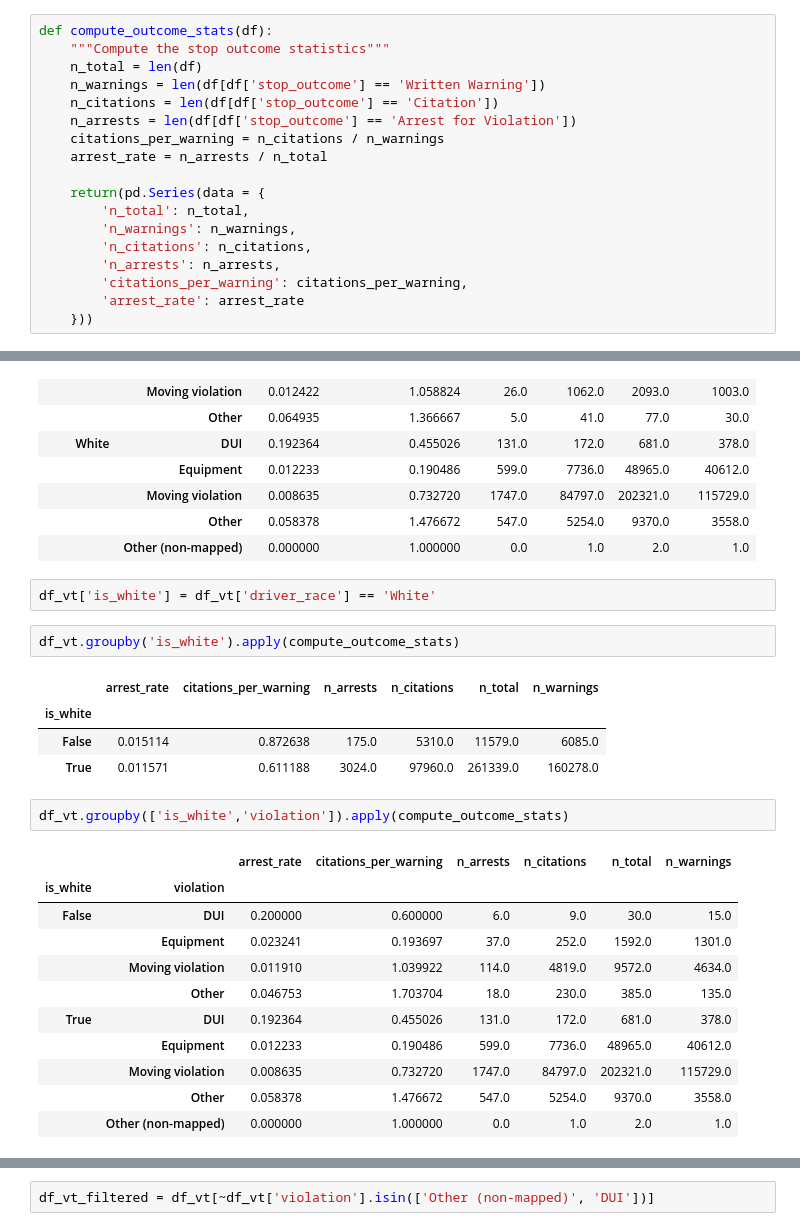
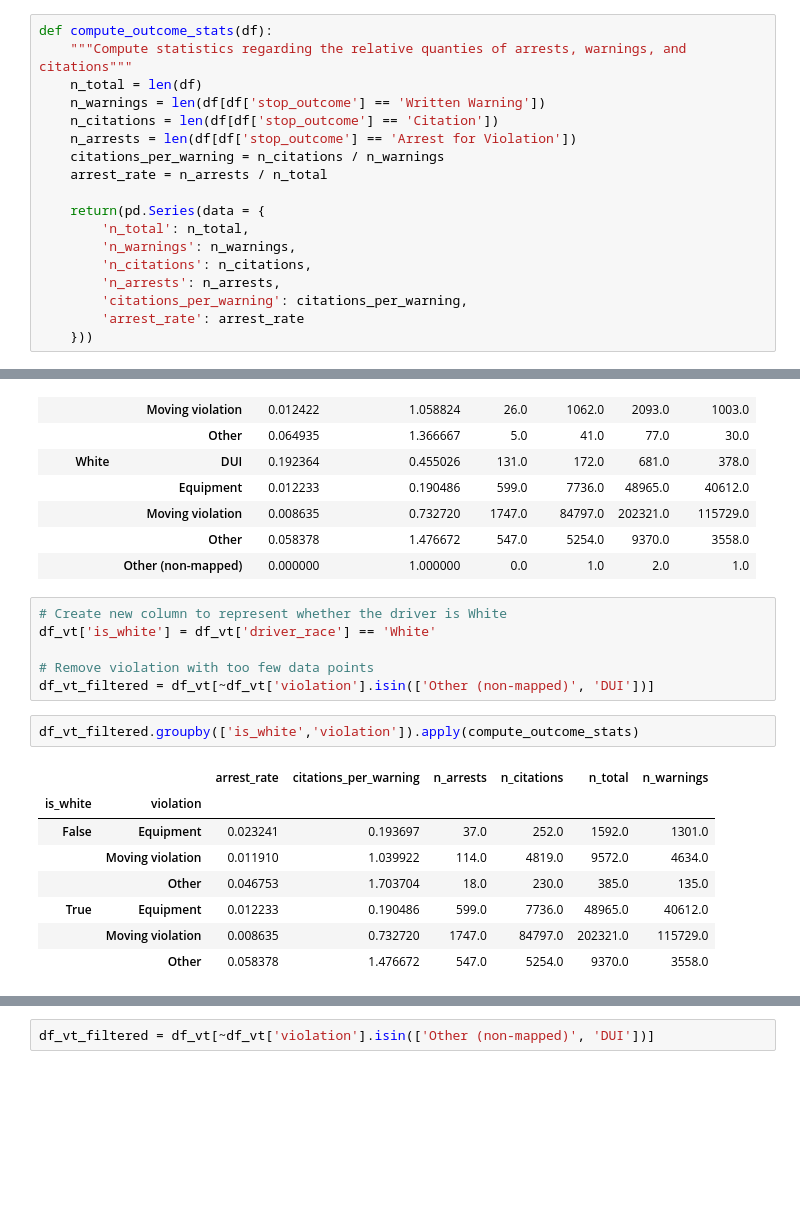
Before and after one commit to triestpa/Police-Analysis-Python, a Jupyter notebook: traffic_stop_analysis.ipynb, the cells around one changed output, grey strips where cells are left out. Saved outputs shown, nothing was run; the diff lists cells and outputs as text; blank space fills up the shorter version.

```diff
--- a/traffic_stop_analysis.ipynb
+++ b/traffic_stop_analysis.ipynb
@@ -173,7 +162,7 @@ fig.savefig('race_age_dist.png', bbox_inches='tight')
 # Analyze Violation and Outcome Data
 # %%
 def compute_outcome_stats(df):
-    """Compute the stop outcome statistics"""
+    """Compute statistics regarding the relative quanties of arrests, warnings, and citations"""
     n_total = len(df)
     n_warnings = len(df[df['stop_outcome'] == 'Written Warning'])
     n_citations = len(df[df['stop_outcome'] == 'Citation'])
@@ -227,26 +235,20 @@ df_vt.groupby(['driver_race','violation']).apply(compute_outcome_stats)
 |  | Moving violation | 0.008635 | 0.732720 | 1747.0 | 84797.0 | 202321.0 | 115729.0 |
 |  | Other | 0.058378 | 1.476672 | 547.0 | 5254.0 | 9370.0 | 3558.0 |
 |  | Other (non-mapped) | 0.000000 | 1.000000 | 0.0 | 1.0 | 2.0 | 1.0 |
-# %%
-df_vt['is_white'] = df_vt['driver_race'] == 'White'
+# %%
+# Create new column to represent whether the driver is White
+df_vt['is_white'] = df_vt['driver_race'] == 'White'
+
+# Remove violation with too few data points
+df_vt_filtered = df_vt[~df_vt['violation'].isin(['Other (non-mapped)', 'DUI'])]
 # %%
-df_vt.groupby('is_white').apply(compute_outcome_stats)
+df_vt_filtered.groupby(['is_white','violation']).apply(compute_outcome_stats)
 # %% [output]
-|  | arrest_rate | citations_per_warning | n_arrests | n_citations | n_total | n_warnings |
-| is_white |  |  |  |  |  |  |
-| False | 0.015114 | 0.872638 | 175.0 | 5310.0 | 11579.0 | 6085.0 |
-| True | 0.011571 | 0.611188 | 3024.0 | 97960.0 | 261339.0 | 160278.0 |
+|  |  | arrest_rate | citations_per_warning | n_arrests | n_citations | n_total | n_warnings |
+| is_white | violation |  |  |  |  |  |  |
+| False | Equipment | 0.023241 | 0.193697 | 37.0 | 252.0 | 1592.0 | 1301.0 |
+|  | Moving violation | 0.011910 | 1.039922 | 114.0 | 4819.0 | 9572.0 | 4634.0 |
+|  | Other | 0.046753 | 1.703704 | 18.0 | 230.0 | 385.0 | 135.0 |
+| True | Equipment | 0.012233 | 0.190486 | 599.0 | 7736.0 | 48965.0 | 40612.0 |
+|  | Moving violation | 0.008635 | 0.732720 | 1747.0 | 84797.0 | 202321.0 | 115729.0 |
+|  | Other | 0.058378 | 1.476672 | 547.0 | 5254.0 | 9370.0 | 3558.0 |
-# %%
-df_vt.groupby(['is_white','violation']).apply(compute_outcome_stats)
-# %% [output]
-|  |  | arrest_rate | citations_per_warning | n_arrests | n_citations | n_total | n_warnings |
-| is_white | violation |  |  |  |  |  |  |
-| False | DUI | 0.200000 | 0.600000 | 6.0 | 9.0 | 30.0 | 15.0 |
-|  | Equipment | 0.023241 | 0.193697 | 37.0 | 252.0 | 1592.0 | 1301.0 |
-|  | Moving violation | 0.011910 | 1.039922 | 114.0 | 4819.0 | 9572.0 | 4634.0 |
-|  | Other | 0.046753 | 1.703704 | 18.0 | 230.0 | 385.0 | 135.0 |
-| True | DUI | 0.192364 | 0.455026 | 131.0 | 172.0 | 681.0 | 378.0 |
-|  | Equipment | 0.012233 | 0.190486 | 599.0 | 7736.0 | 48965.0 | 40612.0 |
-|  | Moving violation | 0.008635 | 0.732720 | 1747.0 | 84797.0 | 202321.0 | 115729.0 |
-|  | Other | 0.058378 | 1.476672 | 547.0 | 5254.0 | 9370.0 | 3558.0 |
-|  | Other (non-mapped) | 0.000000 | 1.000000 | 0.0 | 1.0 | 2.0 | 1.0 |
```
Also changed, not shown: parts of 41 cells of this notebook.
